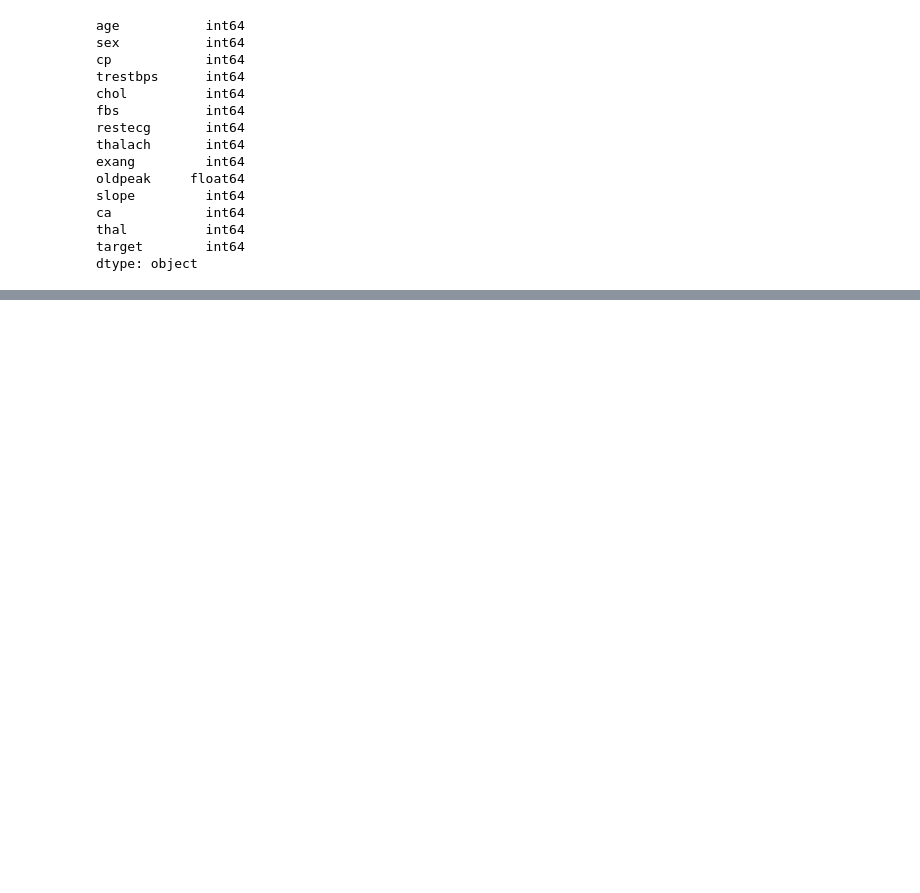
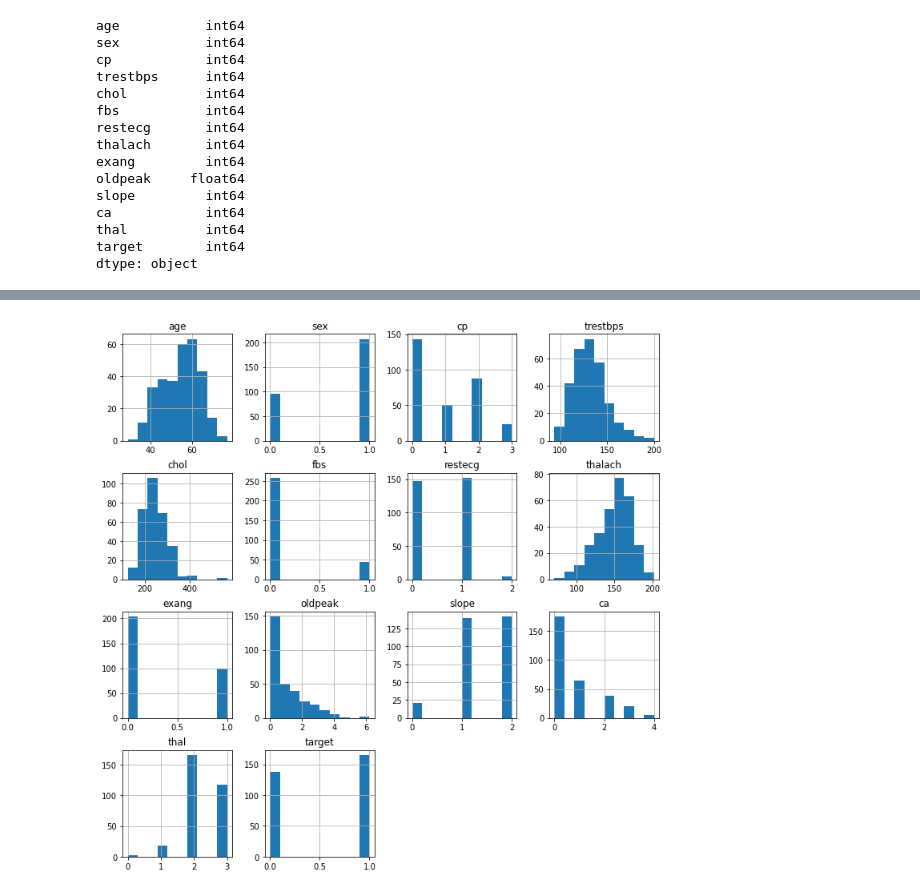
Before and after one commit to abhinavmaharana/Heart-Disease-Predictor-Using-Neural-Networks, a Jupyter notebook: Heart_Disease_Predictor_Using_Neural_Networks.ipynb, the cells around one changed output, grey strips where cells are left out. Saved outputs shown, nothing was run; the diff lists cells and outputs as text; code cells hidden in the pictures; blank space fills up the shorter version.

Commit message:
graphs completed

```diff
--- a/Heart_Disease_Predictor_Using_Neural_Networks.ipynb
+++ b/Heart_Disease_Predictor_Using_Neural_Networks.ipynb
@@ -181,3 +181,11 @@ data1.describe()
 | 50% | 55.000000 | 1.000000 | 1.000000 | 130.000000 | 240.000000 | 0.000000 | 1.000000 | 153.000000 | 0.000000 | 0.800000 | 1.000000 | ... |
 | 75% | 61.000000 | 1.000000 | 2.000000 | 140.000000 | 274.500000 | 0.000000 | 1.000000 | 166.000000 | 1.000000 | 1.600000 | 2.000000 | ... |
 | max | 77.000000 | 1.000000 | 3.000000 | 200.000000 | 564.000000 | 1.000000 | 2.000000 | 202.000000 | 1.000000 | 6.200000 | 2.000000 | ... |
+# %%
+#---------------------------------------#
+# Plotting histograms for each variable #
+#---------------------------------------#
+data1.hist(figsize = (12,12))
+plt.show()
+# %% [output]
+[figure, added]
```
Also changed, not shown: parts of 3 cells of this notebook.
